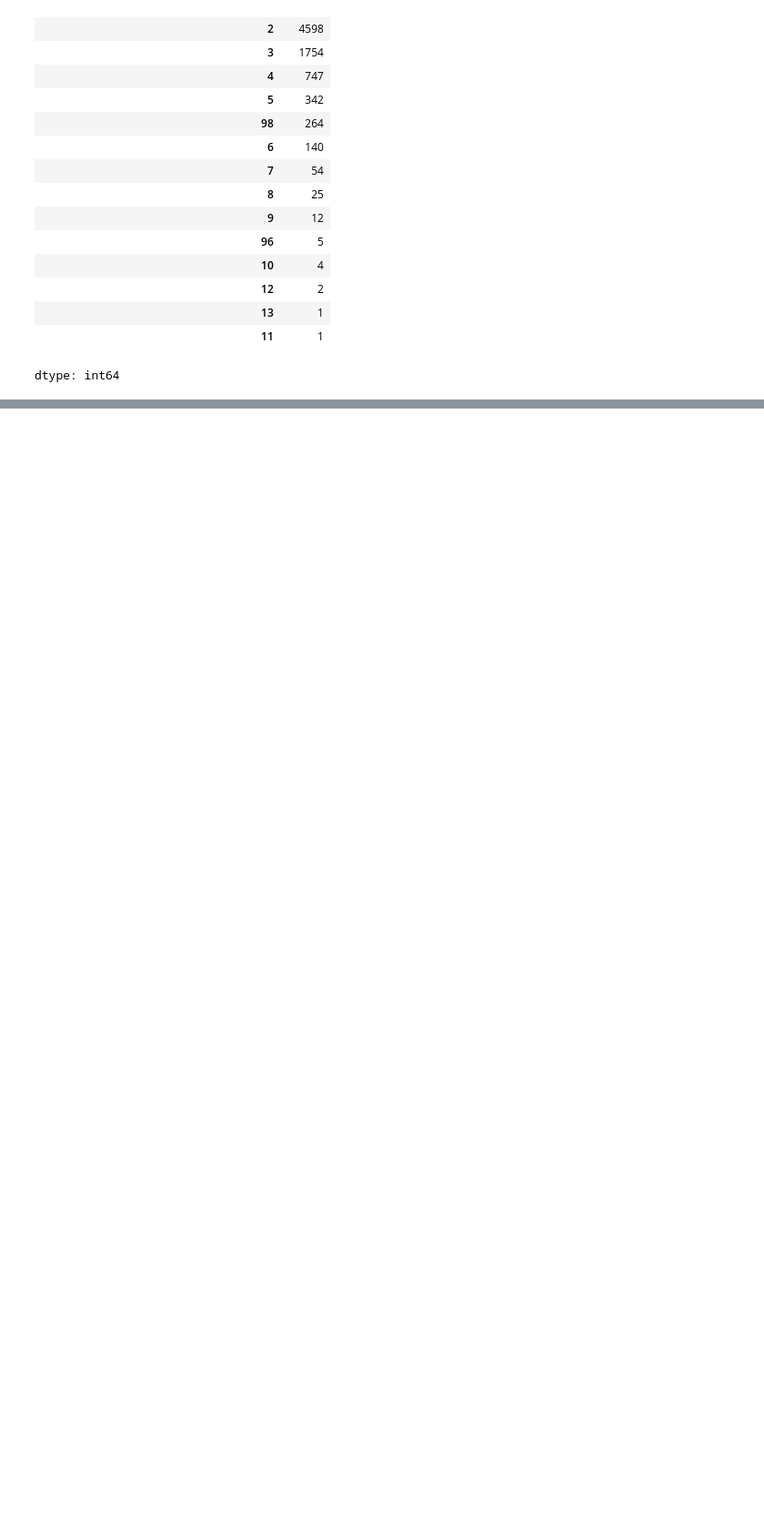
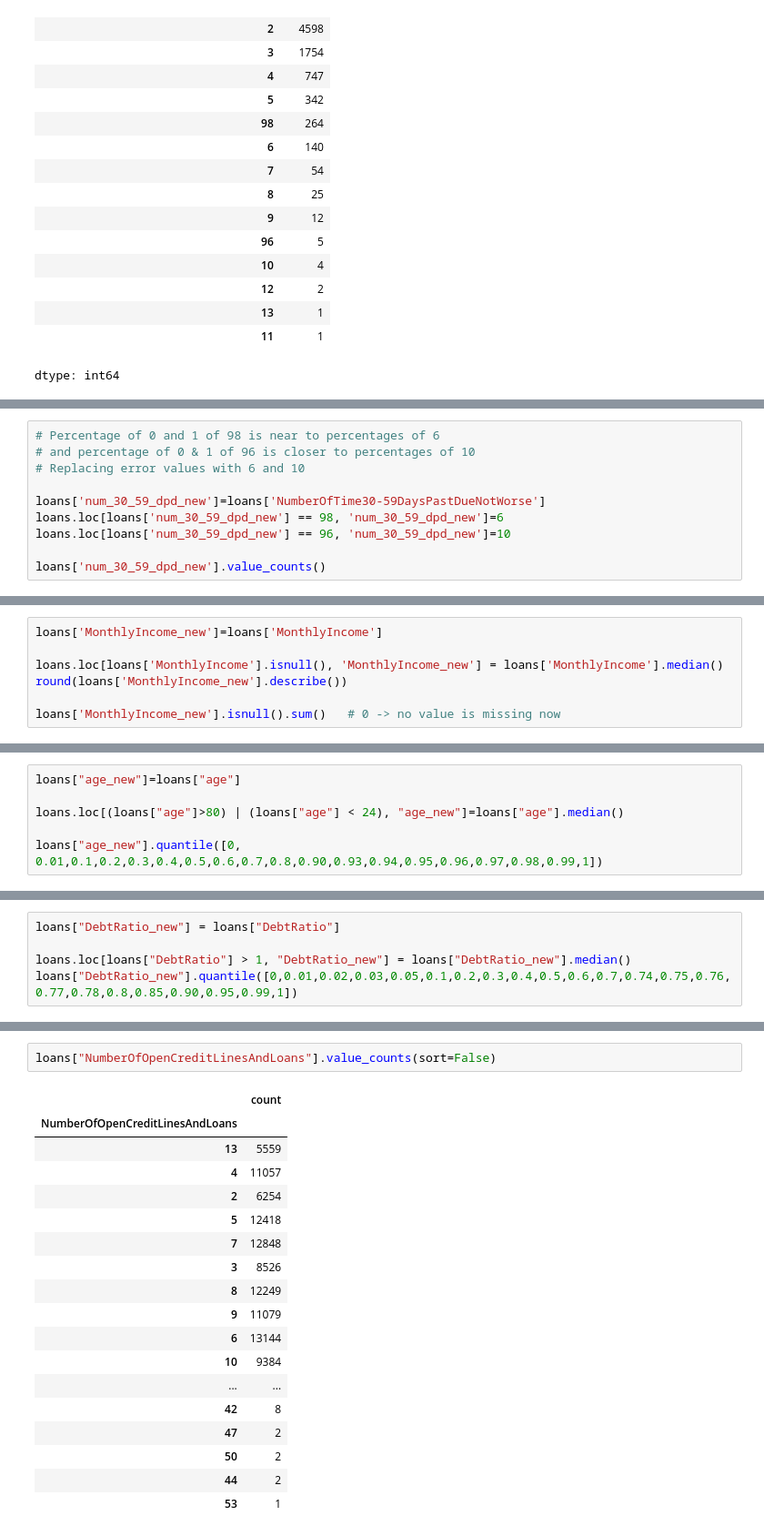
Before and after one commit to Sneha-sharma26/credit-risk-modeling, a Jupyter notebook: dataPreprocessing.ipynb, the cells around one changed output, grey strips where cells are left out. Shown at 91% size. Drawn from its saved outputs; the diff is of its cells as text; blank space fills up the shorter version.

```diff
--- a/dataPreprocessing.ipynb
+++ b/dataPreprocessing.ipynb
@@ -459,0 +507,10 @@ dtype: int64
+# %%
+# Percentage of 0 and 1 of 98 is near to percentages of 6
+# and percentage of 0 & 1 of 96 is closer to percentages of 10
+# Replacing error values with 6 and 10
+
+loans['num_30_59_dpd_new']=loans['NumberOfTime30-59DaysPastDueNotWorse']
+loans.loc[loans['num_30_59_dpd_new'] == 98, 'num_30_59_dpd_new']=6
+loans.loc[loans['num_30_59_dpd_new'] == 96, 'num_30_59_dpd_new']=10
+
+loans['num_30_59_dpd_new'].value_counts()
@@ -459,0 +547,7 @@ dtype: int64
+# %%
+loans['MonthlyIncome_new']=loans['MonthlyIncome']
+
+loans.loc[loans['MonthlyIncome'].isnull(), 'MonthlyIncome_new'] = loans['MonthlyIncome'].median()
+round(loans['MonthlyIncome_new'].describe())
+
+loans['MonthlyIncome_new'].isnull().sum()   # 0 -> no value is missing now
@@ -459,0 +583,6 @@ dtype: int64
+# %%
+loans["age_new"]=loans["age"]
+
+loans.loc[(loans["age"]>80) | (loans["age"] < 24), "age_new"]=loans["age"].median()
+
+loans["age_new"].quantile([0, 0.01,0.1,0.2,0.3,0.4,0.5,0.6,0.7,0.8,0.90,0.93,0.94,0.95,0.96,0.97,0.98,0.99,1])
@@ -459,0 +640,5 @@ dtype: int64
+# %%
+loans["DebtRatio_new"] = loans["DebtRatio"]
+
+loans.loc[loans["DebtRatio"] > 1, "DebtRatio_new"] = loans["DebtRatio_new"].median()
+loans["DebtRatio_new"].quantile([0,0.01,0.02,0.03,0.05,0.1,0.2,0.3,0.4,0.5,0.6,0.7,0.74,0.75,0.76,0.77,0.78,0.8,0.85,0.90,0.95,0.99,1])
@@ -459,0 +666,21 @@ dtype: int64
+# %%
+loans["NumberOfOpenCreditLinesAndLoans"].value_counts(sort=False)
+# %% [output]
+|  | count |
+| NumberOfOpenCreditLinesAndLoans |  |
+| 13 | 5559 |
+| 4 | 11057 |
+| 2 | 6254 |
+| 5 | 12418 |
+| 7 | 12848 |
+| 3 | 8526 |
+| 8 | 12249 |
+| 9 | 11079 |
+| 6 | 13144 |
+| 10 | 9384 |
+| ... | ... |
+| 42 | 8 |
+| 47 | 2 |
+| 50 | 2 |
+| 44 | 2 |
+| 53 | 1 |
```
Also changed, not shown: parts of 15 cells of this notebook.
